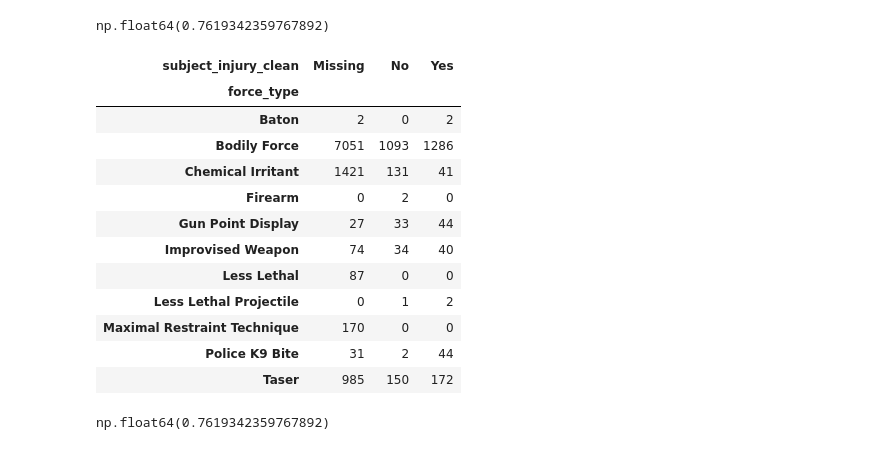
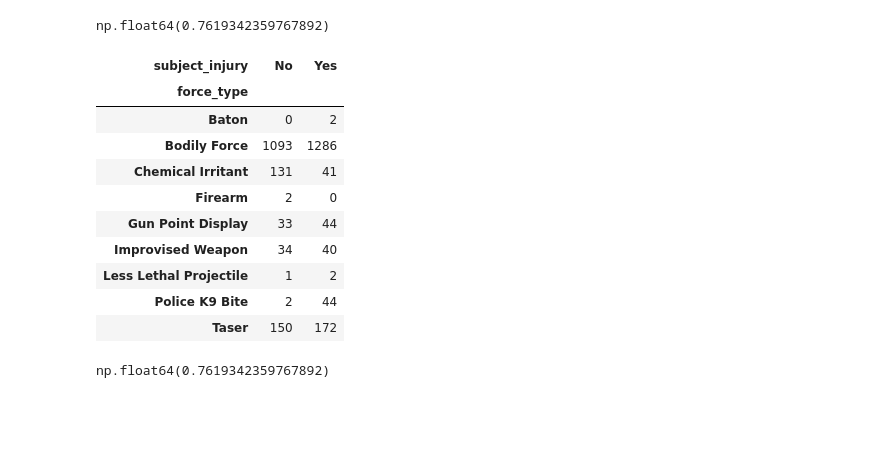
Before and after one commit to inmarjr/wrangling, a Jupyter notebook: assignment/assignment.ipynb, the cells around one changed output. Saved outputs shown, nothing was run; the diff lists cells and outputs as text; code cells hidden in the pictures; blank space fills up the shorter version.

```diff
--- a/assignment/assignment.ipynb
+++ b/assignment/assignment.ipynb
@@ -73,21 +79,19 @@ missing_prop
 np.float64(0.7619342359767892)
 # %%
 #Q1.2
-pd.crosstab(police["force_type"], police["subject_injury_clean"])
+pd.crosstab(police["force_type"], police["subject_injury"])
 # %% [output]
-| subject_injury_clean | Missing | No | Yes |
-| force_type |  |  |  |
-| Baton | 2 | 0 | 2 |
-| Bodily Force | 7051 | 1093 | 1286 |
-| Chemical Irritant | 1421 | 131 | 41 |
-| Firearm | 0 | 2 | 0 |
-| Gun Point Display | 27 | 33 | 44 |
-| Improvised Weapon | 74 | 34 | 40 |
-| Less Lethal | 87 | 0 | 0 |
-| Less Lethal Projectile | 0 | 1 | 2 |
-| Maximal Restraint Technique | 170 | 0 | 0 |
-| Police K9 Bite | 31 | 2 | 44 |
-| Taser | 985 | 150 | 172 |
+| subject_injury | No | Yes |
+| force_type |  |  |
+| Baton | 0 | 2 |
+| Bodily Force | 1093 | 1286 |
+| Chemical Irritant | 131 | 41 |
+| Firearm | 2 | 0 |
+| Gun Point Display | 33 | 44 |
+| Improvised Weapon | 34 | 40 |
+| Less Lethal Projectile | 1 | 2 |
+| Police K9 Bite | 2 | 44 |
+| Taser | 150 | 172 |
 # %%
 #Q1.2
 police["subject_injury"].isna().sum() / len(police)
```
Also changed, not shown: parts of 15 cells of this notebook.
